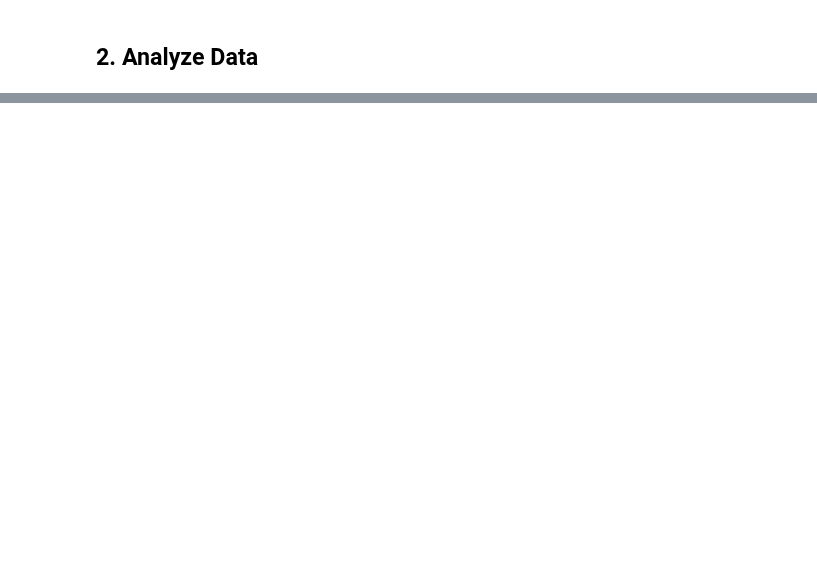
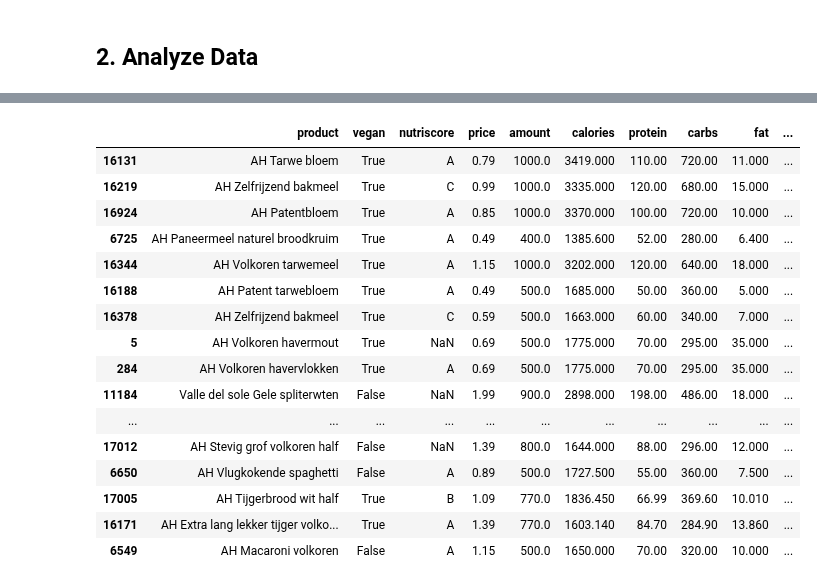
Before and after one commit to LuisCalejo/vegan-nutrition, a Jupyter notebook: src/data_analysis.ipynb, the cells around one changed output, grey strips where cells are left out. Cells and saved outputs as stored; diff of their text form; code cells hidden in the pictures; blank space fills up the shorter version.

```diff
--- a/src/data_analysis.ipynb
+++ b/src/data_analysis.ipynb
@@ -281,0 +393,22 @@ df.sort_values(by=['price_g_protein']).iloc[1:40]
+# %%
+# Cheapest Protein
+df.sort_values(by=['price_g_protein']).iloc[0:50].to_csv(DIR_DATA_ANIMATIONS + 'table_protein_cheap.csv', index = False)
+df.sort_values(by=['price_g_protein']).iloc[0:50][['product','vegan','nutriscore','price','amount','calories','protein','carbs','fat','price_100g_protein', 'perc_calories_protein']]
+# %% [output]
+|  | product | vegan | nutriscore | price | amount | calories | protein | carbs | fat | ... |
+| 16131 | AH Tarwe bloem | True | A | 0.79 | 1000.0 | 3419.000 | 110.00 | 720.00 | 11.000 | ... |
+| 16219 | AH Zelfrijzend bakmeel | True | C | 0.99 | 1000.0 | 3335.000 | 120.00 | 680.00 | 15.000 | ... |
+| 16924 | AH Patentbloem | True | A | 0.85 | 1000.0 | 3370.000 | 100.00 | 720.00 | 10.000 | ... |
+| 6725 | AH Paneermeel naturel broodkruim | True | A | 0.49 | 400.0 | 1385.600 | 52.00 | 280.00 | 6.400 | ... |
+| 16344 | AH Volkoren tarwemeel | True | A | 1.15 | 1000.0 | 3202.000 | 120.00 | 640.00 | 18.000 | ... |
+| 16188 | AH Patent tarwebloem | True | A | 0.49 | 500.0 | 1685.000 | 50.00 | 360.00 | 5.000 | ... |
+| 16378 | AH Zelfrijzend bakmeel | True | C | 0.59 | 500.0 | 1663.000 | 60.00 | 340.00 | 7.000 | ... |
+| 5 | AH Volkoren havermout | True | NaN | 0.69 | 500.0 | 1775.000 | 70.00 | 295.00 | 35.000 | ... |
+| 284 | AH Volkoren havervlokken | True | A | 0.69 | 500.0 | 1775.000 | 70.00 | 295.00 | 35.000 | ... |
+| 11184 | Valle del sole Gele spliterwten | False | NaN | 1.99 | 900.0 | 2898.000 | 198.00 | 486.00 | 18.000 | ... |
+| ... | ... | ... | ... | ... | ... | ... | ... | ... | ... | ... |
+| 17012 | AH Stevig grof volkoren half | False | NaN | 1.39 | 800.0 | 1644.000 | 88.00 | 296.00 | 12.000 | ... |
+| 6650 | AH Vlugkokende spaghetti | False | A | 0.89 | 500.0 | 1727.500 | 55.00 | 360.00 | 7.500 | ... |
+| 17005 | AH Tijgerbrood wit half | True | B | 1.09 | 770.0 | 1836.450 | 66.99 | 369.60 | 10.010 | ... |
+| 16171 | AH Extra lang lekker tijger volko... | True | A | 1.39 | 770.0 | 1603.140 | 84.70 | 284.90 | 13.860 | ... |
+| 6549 | AH Macaroni volkoren | False | A | 1.15 | 500.0 | 1650.000 | 70.00 | 320.00 | 10.000 | ... |
```
Also changed, not shown: parts of 27 cells of this notebook.
